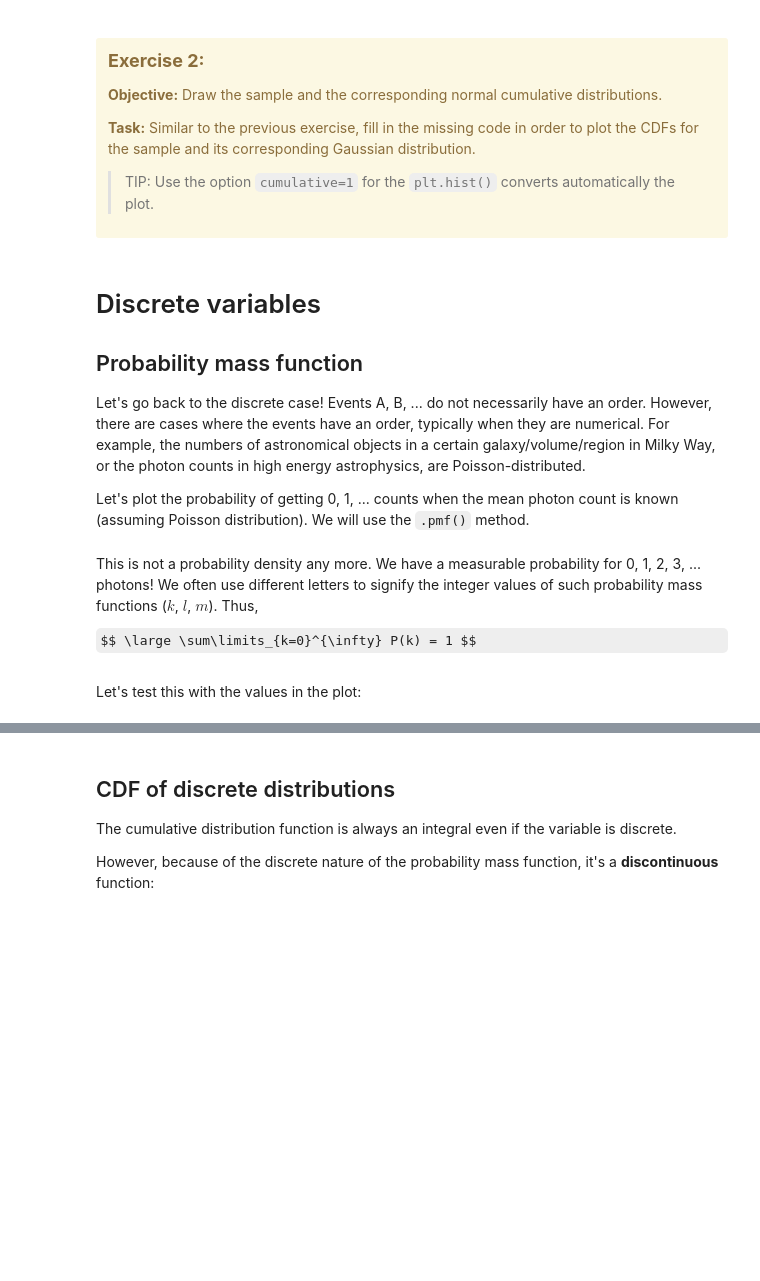
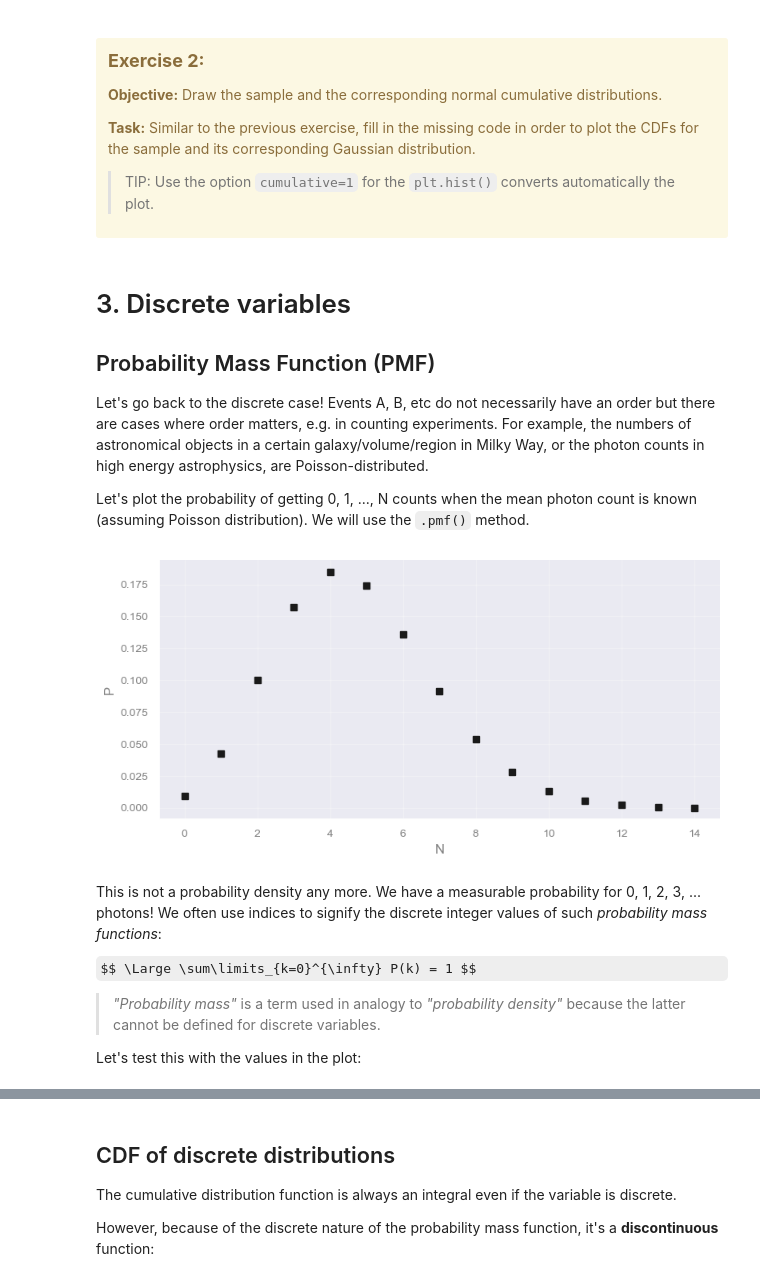
Before and after one commit to AstroStat-Academy/astrostat-school-8, a Jupyter notebook: Basic_Statistics/Basic Statistics.ipynb, the cells around one changed output, grey strips where cells are left out. Saved outputs shown, nothing was run; the diff lists cells and outputs as text; code cells hidden in the pictures; some formulas as TeX source; blank space fills up the shorter version.

```diff
--- a/Basic_Statistics/Basic Statistics.ipynb
+++ b/Basic_Statistics/Basic Statistics.ipynb
@@ -314,27 +348,33 @@ plt.xlabel('g-r')
 plt.ylabel('CDF(g-r)')
 plt.show()
 # %% [markdown]
-# Discrete variables
+# 3. Discrete variables
 
-## Probability mass function
+## Probability Mass Function (PMF)
 
-Let's go back to the discrete case! Events A, B, ... do not necessarily have an order. However, there are cases where the events have an order, typically when they are numerical. For example, the numbers of astronomical objects in a certain galaxy/volume/region in Milky Way, or the photon counts in high energy astrophysics, are Poisson-distributed.
+Let's go back to the discrete case! Events A, B, etc do not necessarily have an order but there are cases where order matters, e.g. in counting experiments. For example, the numbers of astronomical objects in a certain galaxy/volume/region in Milky Way, or the photon counts in high energy astrophysics, are Poisson-distributed.
 
-Let's plot the probability of getting 0, 1, ... counts when the mean photon count is known (assuming Poisson distribution). We will use the `.pmf()` method.
+Let's plot the probability of getting 0, 1, ..., N counts when the mean photon count is known (assuming Poisson distribution). We will use the `.pmf()` method.
 # %%
 mean_photon_count = 4.7
 distribution = st.poisson(mean_photon_count)
 
 photon_counts = np.arange(0, mean_photon_count*3)
 photon_pmf = distribution.pmf(photon_counts)
 
 plt.plot(photon_counts, photon_pmf, "ks")
+plt.xlabel('N')
+plt.ylabel('P')
 plt.show()
+# %% [output]
+[figure, added]
 # %% [markdown]
-This is not a probability density any more. We have a measurable probability for 0, 1, 2, 3, ... photons! We often use different letters to signify the integer values of such probability mass functions ($k$, $l$, $m$). Thus,
+This is not a probability density any more. We have a measurable probability for 0, 1, 2, 3, ... photons! We often use indices to signify the discrete integer values of such *probability mass functions*:
 
-$$ \large \sum\limits_{k=0}^{\infty} P(k) = 1 $$
+$$ \Large \sum\limits_{k=0}^{\infty} P(k) = 1 $$
+
+> *"Probability mass"* is a term used in analogy to *"probability density"* because the latter cannot be defined for discrete variables.
+
+Let's test this with the values in the plot:
-# %% [markdown]
-Let's test this with the values in the plot:
 # %%
 sum(photon_pmf)
```
Also changed, not shown: parts of 21 cells of this notebook, 2 other files.
